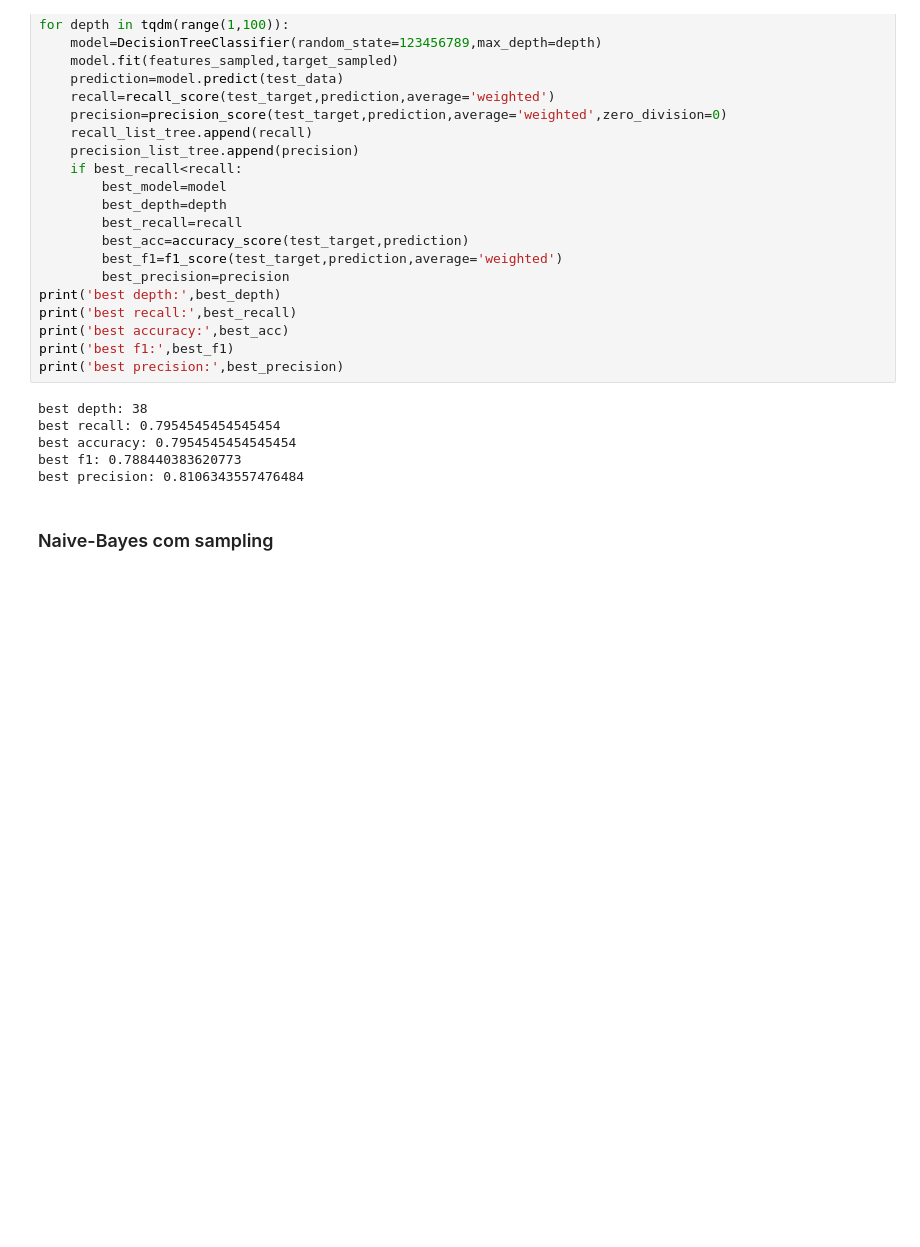
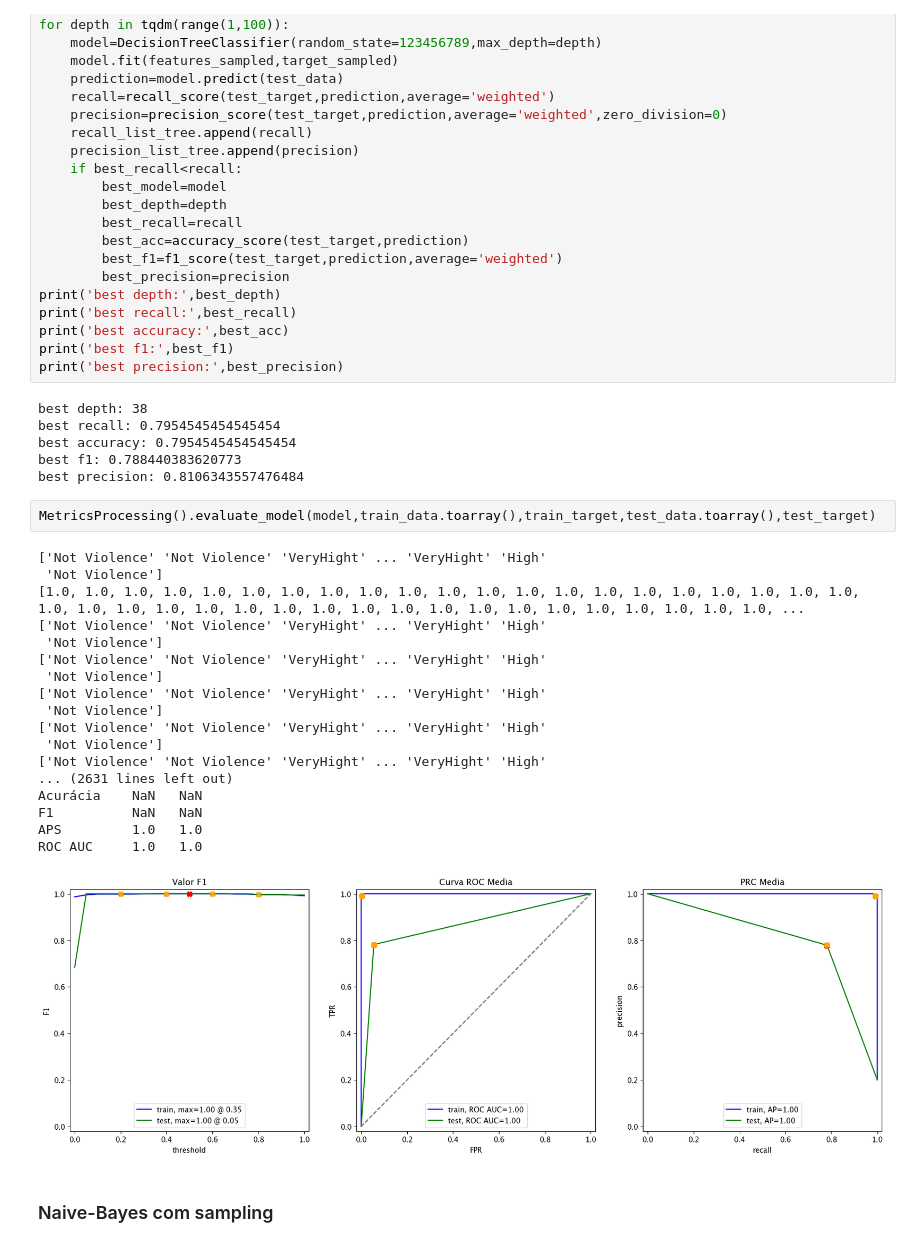
Before and after one commit to ufrrj-labweb/Visage-V1.1., a Jupyter notebook: notebooks/exploratory/Boost_Classifiers.ipynb, the cells around one changed output. Drawn from its saved outputs; the diff is of its cells as text; blank space fills up the shorter version.

```diff
--- a/notebooks/exploratory/Boost_Classifiers.ipynb
+++ b/notebooks/exploratory/Boost_Classifiers.ipynb
@@ -896,6 +913,27 @@ best recall: 0.7954545454545454
 best accuracy: 0.7954545454545454
 best f1: 0.788440383620773
 best precision: 0.8106343557476484
+# %%
+MetricsProcessing().evaluate_model(model,train_data.toarray(),train_target,test_data.toarray(),test_target)
+# %% [output]
+['Not Violence' 'Not Violence' 'VeryHight' ... 'VeryHight' 'High'
+ 'Not Violence']
+[1.0, 1.0, 1.0, 1.0, 1.0, 1.0, 1.0, 1.0, 1.0, 1.0, 1.0, 1.0, 1.0, 1.0, 1.0, 1.0, 1.0, 1.0, 1.0, 1.0, 1.0, 1.0, 1.0, 1.0, 1.0, 1.0, 1.0, 1.0, 1.0, 1.0, 1.0, 1.0, 1.0, 1.0, 1.0, 1.0, 1.0, 1.0, 1.0, 1.0, ...
+['Not Violence' 'Not Violence' 'VeryHight' ... 'VeryHight' 'High'
+ 'Not Violence']
+['Not Violence' 'Not Violence' 'VeryHight' ... 'VeryHight' 'High'
+ 'Not Violence']
+['Not Violence' 'Not Violence' 'VeryHight' ... 'VeryHight' 'High'
+ 'Not Violence']
+['Not Violence' 'Not Violence' 'VeryHight' ... 'VeryHight' 'High'
+ 'Not Violence']
+['Not Violence' 'Not Violence' 'VeryHight' ... 'VeryHight' 'High'
+... (2631 lines left out)
+Acurácia    NaN   NaN
+F1          NaN   NaN
+APS         1.0   1.0
+ROC AUC     1.0   1.0
+[figure, added]
 # %% [markdown]
 ### Naive-Bayes com sampling
 # %%
```
Also changed, not shown: parts of 3 cells of this notebook, 1 other file.
